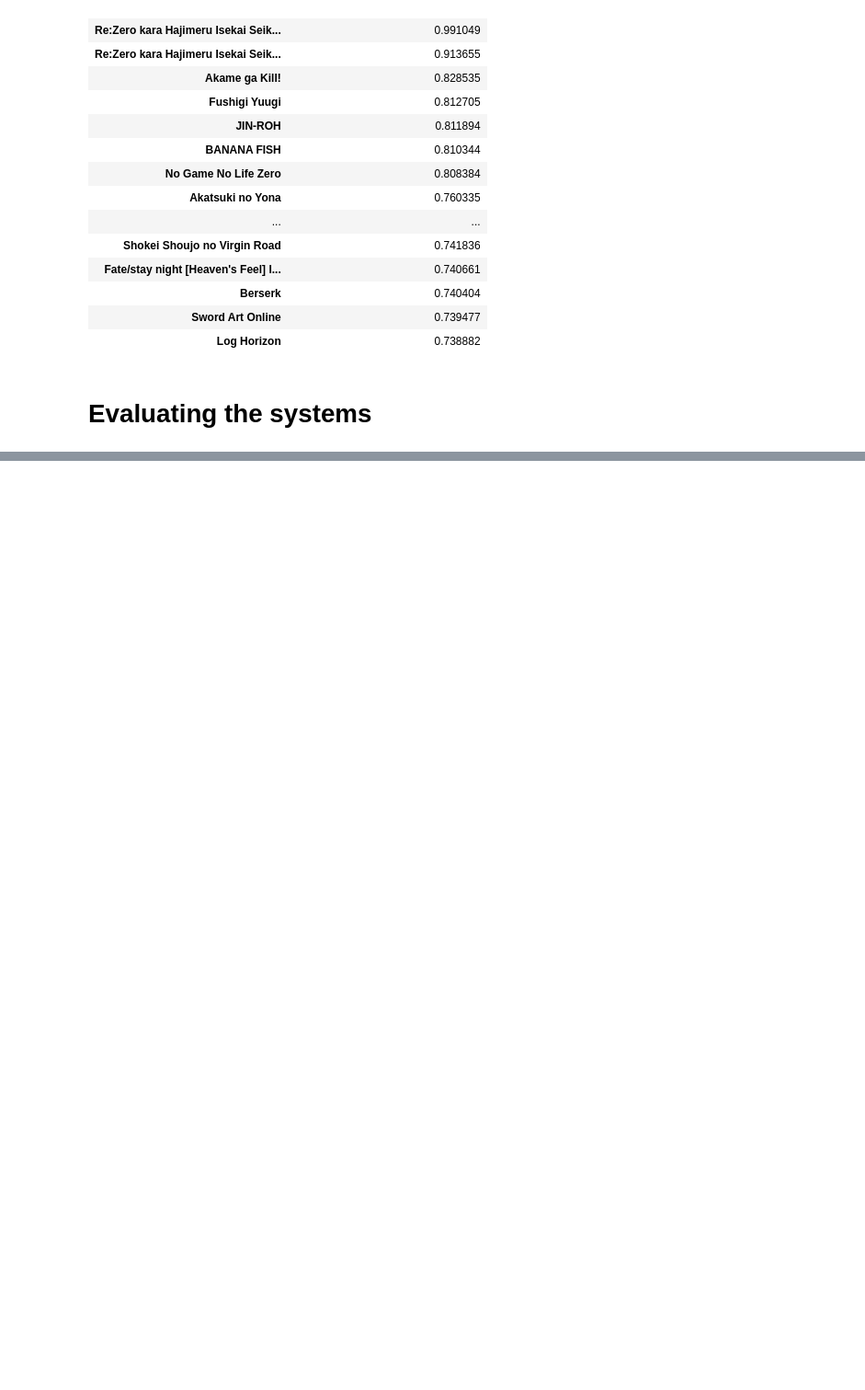
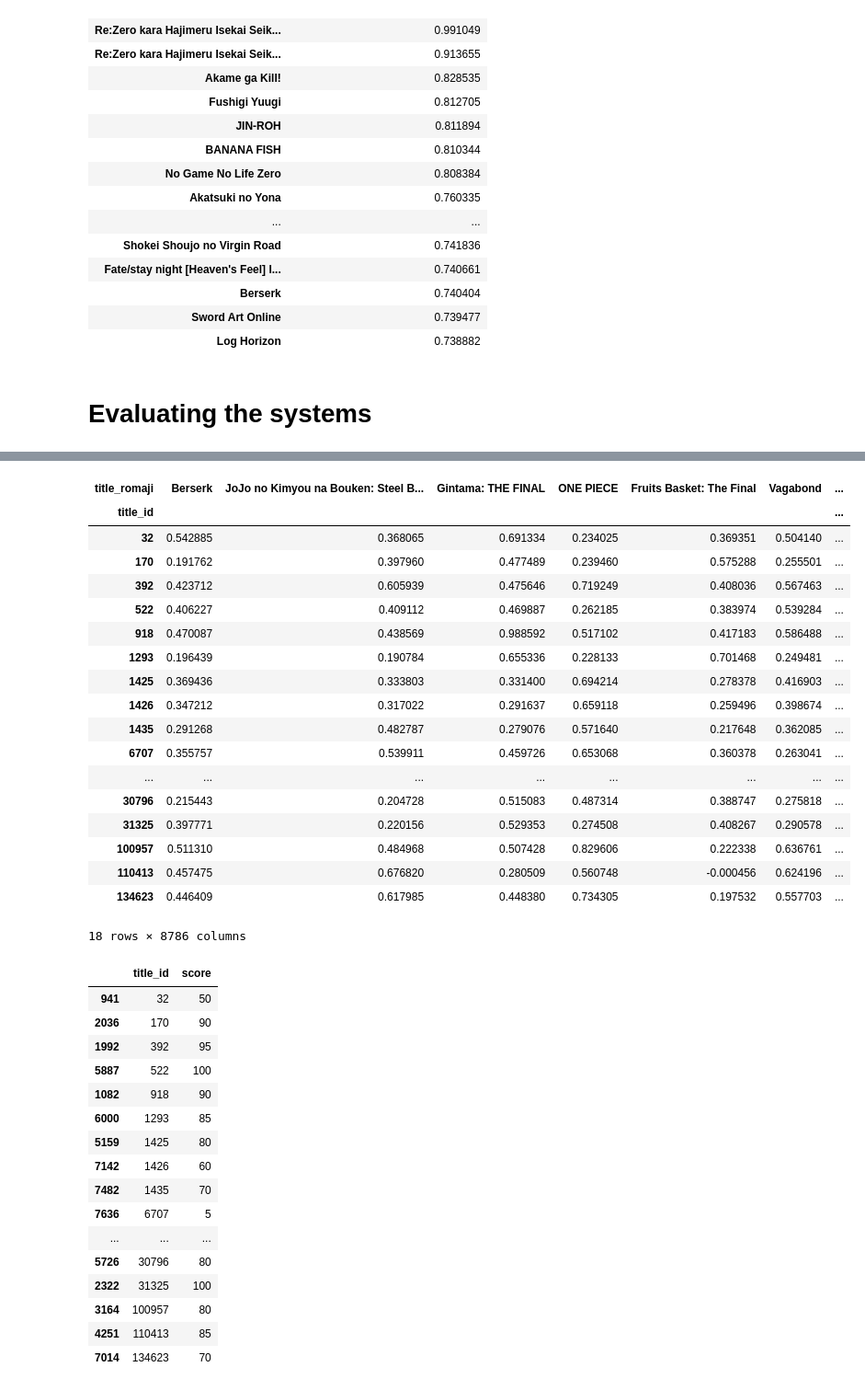
Before and after one commit to doyoung-umich/pj_otaku, a Jupyter notebook: Doyoung/EDA.ipynb, the cells around one changed output, grey strips where cells are left out. Shown at 92% size. Cells and saved outputs as stored; diff of their text form; code cells hidden in the pictures; blank space fills up the shorter version.

```diff
--- a/Doyoung/EDA.ipynb
+++ b/Doyoung/EDA.ipynb
@@ -539,0 +544,5 @@ latent_corr_popular.loc['Re:Zero kara Hajimeru Isekai Seikatsu'].iloc[0].drop_du
+# %%
+user_scores = reviews[['title_romaji','title_id','user_id','score']].drop_duplicates()
+user_scores = user_scores.loc[lambda x : x.user_id != 'Unknown']
+user_scores.user_id = user_scores.user_id.astype(int)
+user_scores.info()
@@ -539,0 +561,5 @@ latent_corr_popular.loc['Re:Zero kara Hajimeru Isekai Seikatsu'].iloc[0].drop_du
+# %%
+train, test = train_test_split(user_scores, test_size=0.2, random_state=155851)
+# %%
+train = train.loc[lambda x : x.title_id.isin(titles.title_id)]
+test_mod = test.loc[lambda x : ~x.user_id.isin(set(test.user_id) - set(train.user_id)) & x.title_id.isin(titles.title_id)]
@@ -539,0 +572,4 @@ latent_corr_popular.loc['Re:Zero kara Hajimeru Isekai Seikatsu'].iloc[0].drop_du
+# %%
+latent_corr_tid = latent_corr.copy()
+latent_corr_tid.index = titles.title_id
+latent_corr_tid.head(2)
@@ -539,0 +582,46 @@ latent_corr_popular.loc['Re:Zero kara Hajimeru Isekai Seikatsu'].iloc[0].drop_du
+# %%
+test_users = test_mod.user_id.unique()
+test_result = pd.DataFrame(columns = ['user_id', 'title_id', 'score_actual', 'score_predicted'])
+
+user = test_users[0]
+user_title_corr = latent_corr_tid.loc[train.loc[lambda x : x.user_id == user]['title_id']].sort_values('title_id')
+user_score = train.loc[lambda x : x.user_id == user][['title_id','score']].sort_values('title_id')
+display(user_title_corr)
+display(user_score)
+# %% [output]
+| title_romaji | Berserk | JoJo no Kimyou na Bouken: Steel B... | Gintama: THE FINAL | ONE PIECE | Fruits Basket: The Final | Vagabond | ... |
+| title_id |  |  |  |  |  |  | ... |
+| 32 | 0.542885 | 0.368065 | 0.691334 | 0.234025 | 0.369351 | 0.504140 | ... |
+| 170 | 0.191762 | 0.397960 | 0.477489 | 0.239460 | 0.575288 | 0.255501 | ... |
+| 392 | 0.423712 | 0.605939 | 0.475646 | 0.719249 | 0.408036 | 0.567463 | ... |
+| 522 | 0.406227 | 0.409112 | 0.469887 | 0.262185 | 0.383974 | 0.539284 | ... |
+| 918 | 0.470087 | 0.438569 | 0.988592 | 0.517102 | 0.417183 | 0.586488 | ... |
+| 1293 | 0.196439 | 0.190784 | 0.655336 | 0.228133 | 0.701468 | 0.249481 | ... |
+| 1425 | 0.369436 | 0.333803 | 0.331400 | 0.694214 | 0.278378 | 0.416903 | ... |
+| 1426 | 0.347212 | 0.317022 | 0.291637 | 0.659118 | 0.259496 | 0.398674 | ... |
+| 1435 | 0.291268 | 0.482787 | 0.279076 | 0.571640 | 0.217648 | 0.362085 | ... |
+| 6707 | 0.355757 | 0.539911 | 0.459726 | 0.653068 | 0.360378 | 0.263041 | ... |
+| ... | ... | ... | ... | ... | ... | ... | ... |
+| 30796 | 0.215443 | 0.204728 | 0.515083 | 0.487314 | 0.388747 | 0.275818 | ... |
+| 31325 | 0.397771 | 0.220156 | 0.529353 | 0.274508 | 0.408267 | 0.290578 | ... |
+| 100957 | 0.511310 | 0.484968 | 0.507428 | 0.829606 | 0.222338 | 0.636761 | ... |
+| 110413 | 0.457475 | 0.676820 | 0.280509 | 0.560748 | -0.000456 | 0.624196 | ... |
+| 134623 | 0.446409 | 0.617985 | 0.448380 | 0.734305 | 0.197532 | 0.557703 | ... |
+18 rows × 8786 columns
+|  | title_id | score |
+| 941 | 32 | 50 |
+| 2036 | 170 | 90 |
+| 1992 | 392 | 95 |
+| 5887 | 522 | 100 |
+| 1082 | 918 | 90 |
+| 6000 | 1293 | 85 |
+| 5159 | 1425 | 80 |
+| 7142 | 1426 | 60 |
+| 7482 | 1435 | 70 |
+| 7636 | 6707 | 5 |
+| ... | ... | ... |
+| 5726 | 30796 | 80 |
+| 2322 | 31325 | 100 |
+| 3164 | 100957 | 80 |
+| 4251 | 110413 | 85 |
+| 7014 | 134623 | 70 |
```
Also changed, not shown: parts of 12 cells of this notebook.
